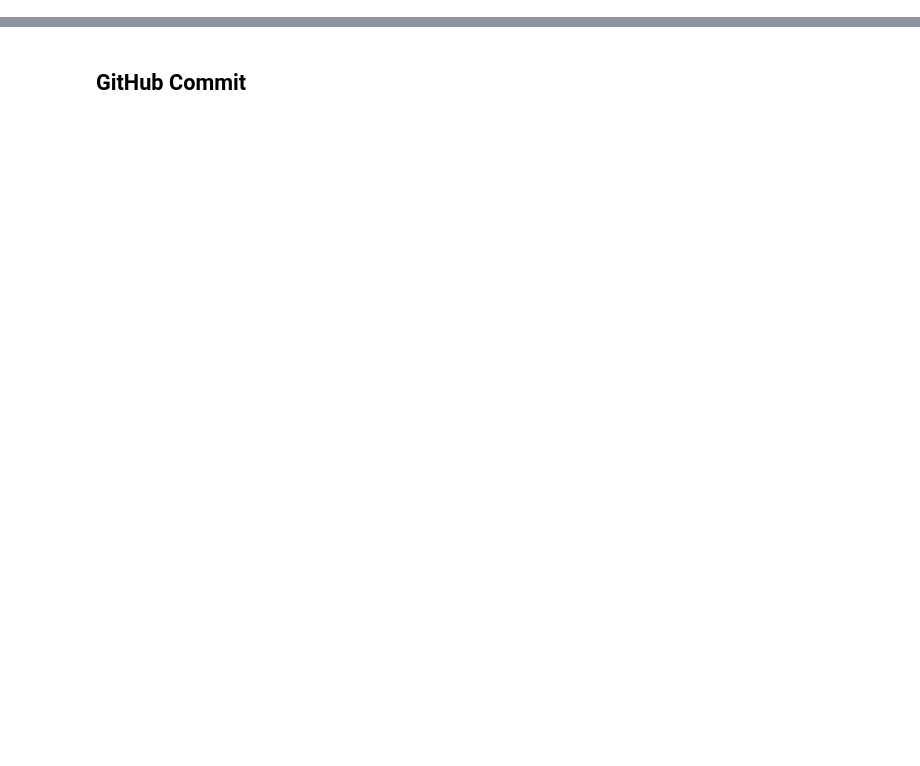
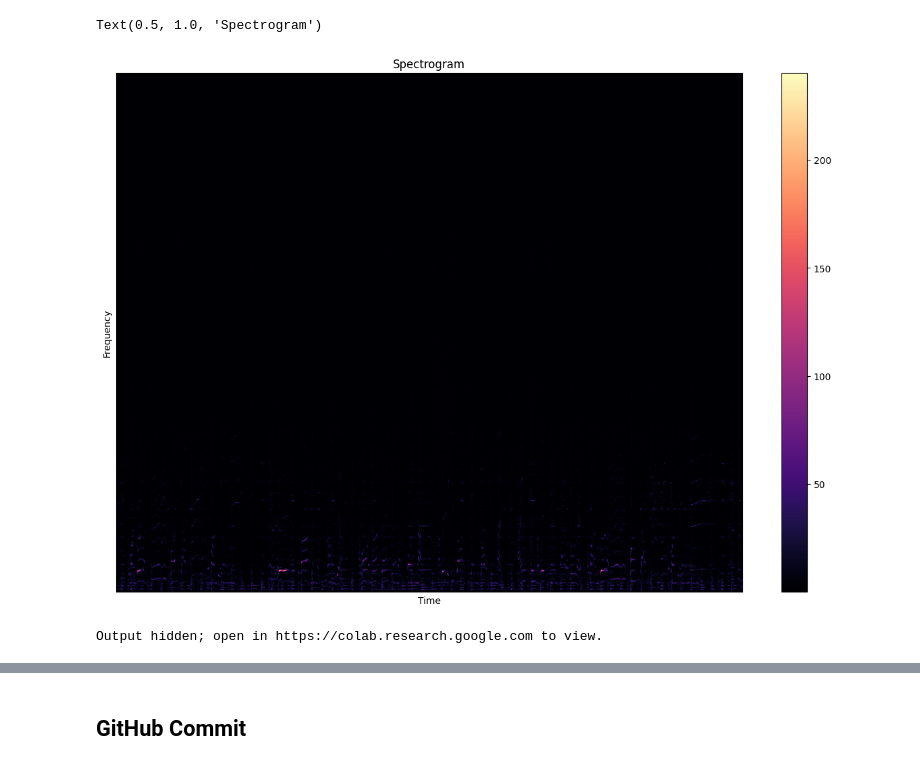
Before and after one commit to AyaSafan/Music-Genre-Classification, a Jupyter notebook: Music-Genre-Classification.ipynb, the cells around one changed output, grey strips where cells are left out. Cells and saved outputs as stored; diff of their text form; code cells hidden in the pictures; blank space fills up the shorter version.

```diff
--- a/Music-Genre-Classification.ipynb
+++ b/Music-Genre-Classification.ipynb
@@ -149,0 +48,31 @@ Predictions:
+# %%
+# STFT Spectrogram
+n_fft = 2048
+hop_length = 512
+
+# perform stft
+stft = librosa.stft(signal, n_fft=n_fft, hop_length=hop_length)
+
+spectrogram = np.abs(stft)
+
+# display spectrogram
+plt.figure(figsize=FIG_SIZE)
+librosa.display.specshow(spectrogram, sr=sample_rate, hop_length=hop_length)
+plt.xlabel("Time")
+plt.ylabel("Frequency")
+plt.colorbar()
+plt.title("Spectrogram")
+# %% [output]
+Text(0.5, 1.0, 'Spectrogram')
+[figure, added]
+# %%
+log_spectrogram = librosa.amplitude_to_db(spectrogram)
+
+plt.figure(figsize=FIG_SIZE)
+librosa.display.specshow(log_spectrogram, sr=sample_rate, hop_length=hop_length)
+plt.xlabel("Time")
+plt.ylabel("Frequency")
+plt.colorbar(format="%+2.0f dB")
+plt.title("Spectrogram (dB)")
+# %% [output]
+Output hidden; open in https://colab.research.google.com to view.
```
Also changed, not shown: parts of 19 cells of this notebook.
